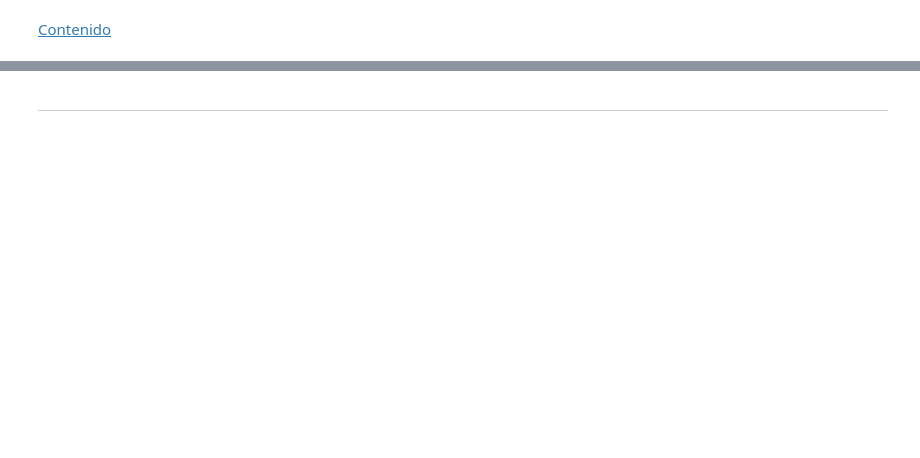
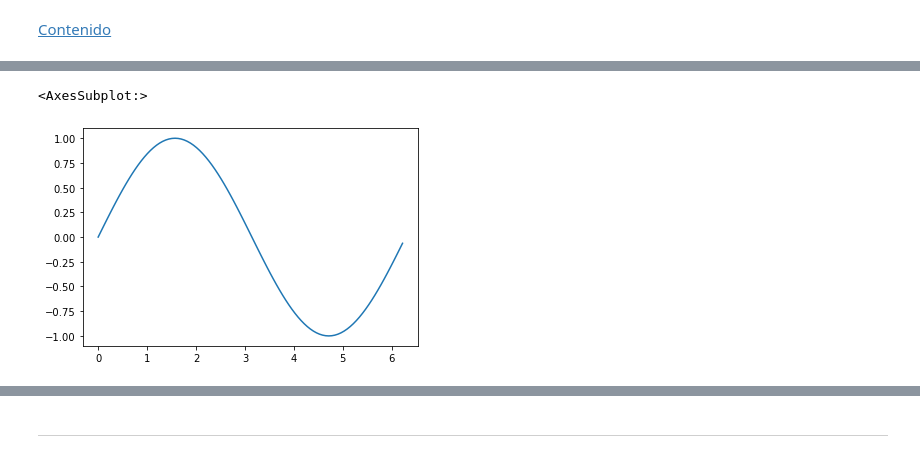
Before and after one commit to dazulu4/data-science-dojo, a Jupyter notebook: P05-visualizacion.ipynb, the cells around one changed output, grey strips where cells are left out. Cells and saved outputs as stored; diff of their text form; code cells hidden in the pictures; blank space fills up the shorter version.

```diff
--- a/P05-visualizacion.ipynb
+++ b/P05-visualizacion.ipynb
@@ -142,0 +168,9 @@ gg.ggplot(pd.DataFrame({'x':np.arange(10)}),
+# %%
+import math
+T = range(100)
+X = [(2 * math.pi * t) / len(T) for t in T]
+Y = [math.sin(value) for value in X]
+sns.lineplot(X, Y)
+# %% [output]
+<AxesSubplot:>
+[figure, added]
```
Also changed, not shown: parts of 26 cells of this notebook, 11 other files.
